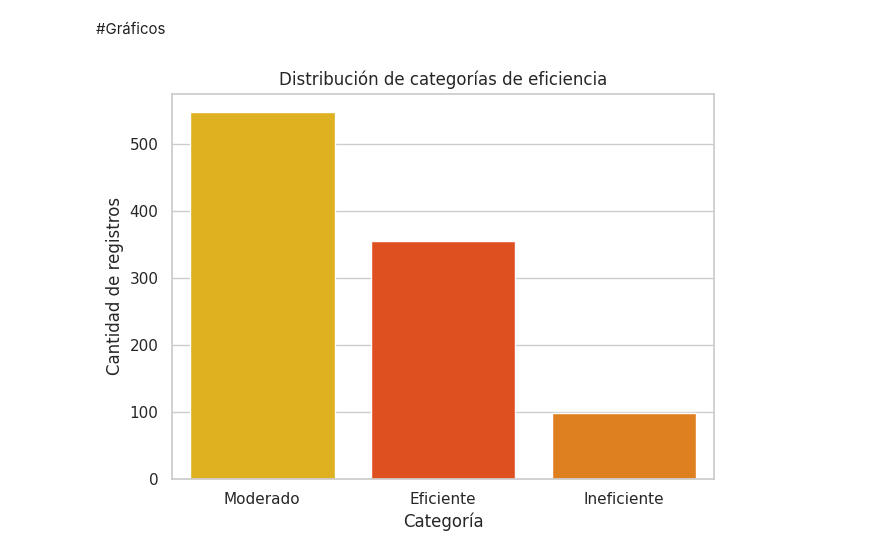
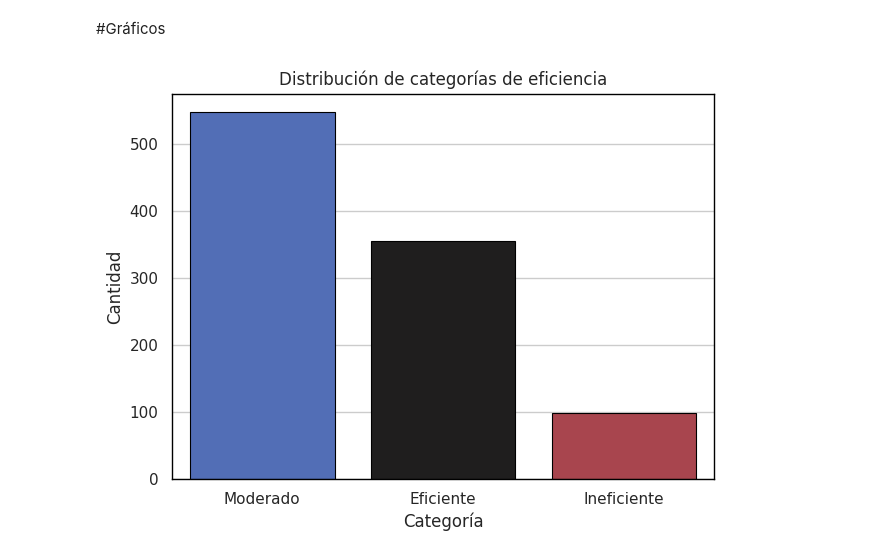
Before and after one commit to No-Country-simulation/G9-LATAM-TEAM-33, a Jupyter notebook: data-science/notebooks/EnergIA_Grupo33.ipynb, the cells around one changed output. Cells and saved outputs as stored; diff of their text form; code cells hidden in the pictures.

Commit message:
Ordenando los gráficos

```diff
--- a/data-science/notebooks/EnergIA_Grupo33.ipynb
+++ b/data-science/notebooks/EnergIA_Grupo33.ipynb
@@ -510,21 +510,31 @@ import matplotlib.pyplot as plt
 import seaborn as sns
 
 sns.set_theme(style="whitegrid")
+# %%
+categorias = df["categoria"].value_counts()
+colores = sns.color_palette("icefire", n_colors=len(categorias))
+palette = dict(zip(categorias.index, colores))
 # %%
 plt.figure(figsize=(7,5))
 
-sns.countplot(
+orden = df["categoria"].value_counts().index
+
+ax = sns.countplot(
     data=df,
     x="categoria",
     hue = "categoria",
-    order=df["categoria"].value_counts().index,
-    palette="autumn"
+    order= orden,
+    palette= palette,
+    edgecolor="black",
+    linewidth=0.8
 )
+
+plt.setp(ax.spines.values(), color="black", linewidth=1)
 
 plt.title("Distribución de categorías de eficiencia")
 plt.xlabel("Categoría")
-plt.ylabel("Cantidad de registros")
+plt.ylabel("Cantidad")
 
 plt.show()
 # %% [output]
-[figure, old version]
+[figure, new version]
```
Also changed, not shown: parts of 16 cells of this notebook, 1 other file.
